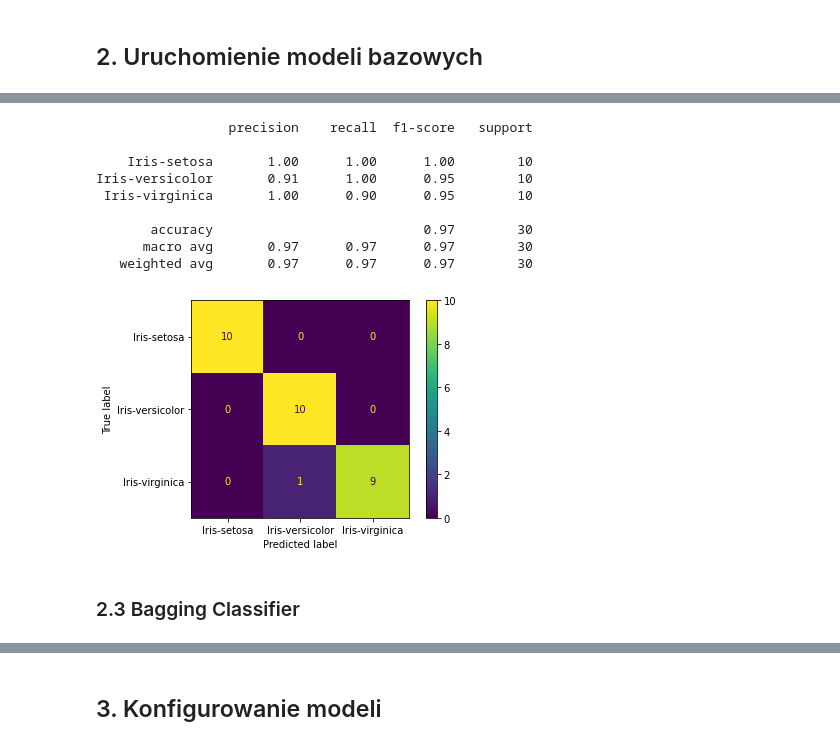
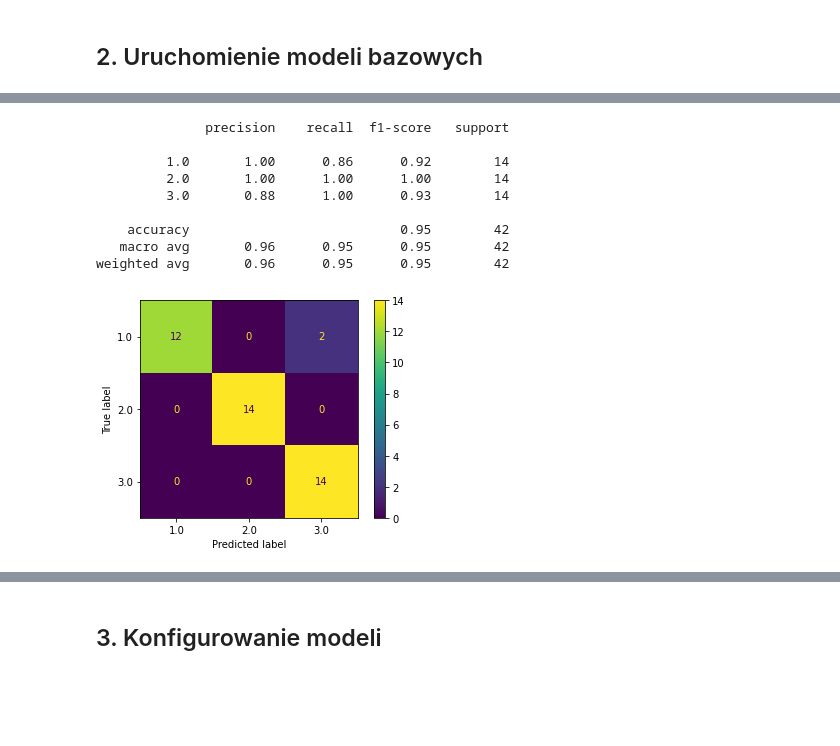
Before and after one commit to PatRyg99/ML-PWR-2022, a Jupyter notebook: Lista 5/lista-5.ipynb, the cells around one changed output, grey strips where cells are left out. Drawn from its saved outputs; the diff is of its cells as text; code cells hidden in the pictures; blank space fills up the shorter version.

```diff
--- a/Lista 5/lista-5.ipynb
+++ b/Lista 5/lista-5.ipynb
@@ -165,0 +154,5 @@ iris_data.head()
+# %%
+dir = "zbiory/seeds_dataset.txt"
+seeds_data = pd.read_csv(dir, names=["0", "1", "2", "3", "4", "5", "6", "class"], sep=r"\t+")
+
+seeds_data.head()
@@ -170,3 +172,3 @@ iris_data.head()
 # %%
-train_eval_model(AdaBoostClassifier(), iris_data)
+train_eval_model(AdaBoostClassifier(), seeds_data)
 # %% [output]
@@ -184,0 +189,2 @@ Iris-versicolor       0.83      1.00      0.91        10
+# %%
+train_eval_model(BaggingClassifier(), seeds_data)
@@ -185,15 +206,13 @@ Iris-versicolor       0.83      1.00      0.91        10
 # %%
-train_eval_model(RandomForestClassifier(), iris_data)
+train_eval_model(RandomForestClassifier(), seeds_data)
 # %% [output]
-                 precision    recall  f1-score   support
+              precision    recall  f1-score   support
 
-    Iris-setosa       1.00      1.00      1.00        10
-Iris-versicolor       0.91      1.00      0.95        10
- Iris-virginica       1.00      0.90      0.95        10
+         1.0       1.00      0.86      0.92        14
+         2.0       1.00      1.00      1.00        14
+         3.0       0.88      1.00      0.93        14
 
-       accuracy                           0.97        30
-      macro avg       0.97      0.97      0.97        30
-   weighted avg       0.97      0.97      0.97        30
+    accuracy                           0.95        42
+   macro avg       0.96      0.95      0.95        42
+weighted avg       0.96      0.95      0.95        42
-[figure, old version]
+[figure, new version]
-# %% [markdown]
-### 2.3 Bagging Classifier
```
Also changed, not shown: parts of 76 cells of this notebook, 1 other file.
